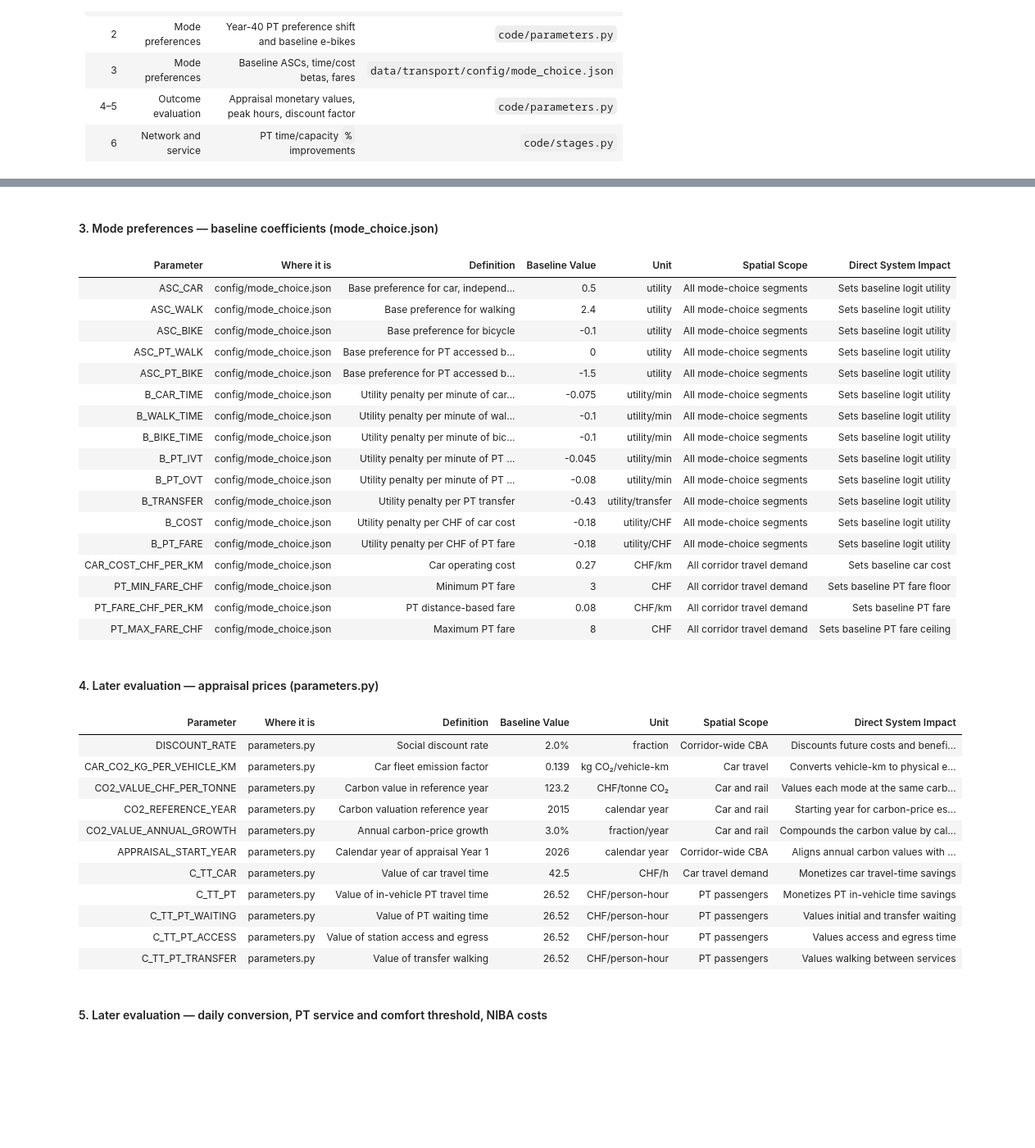
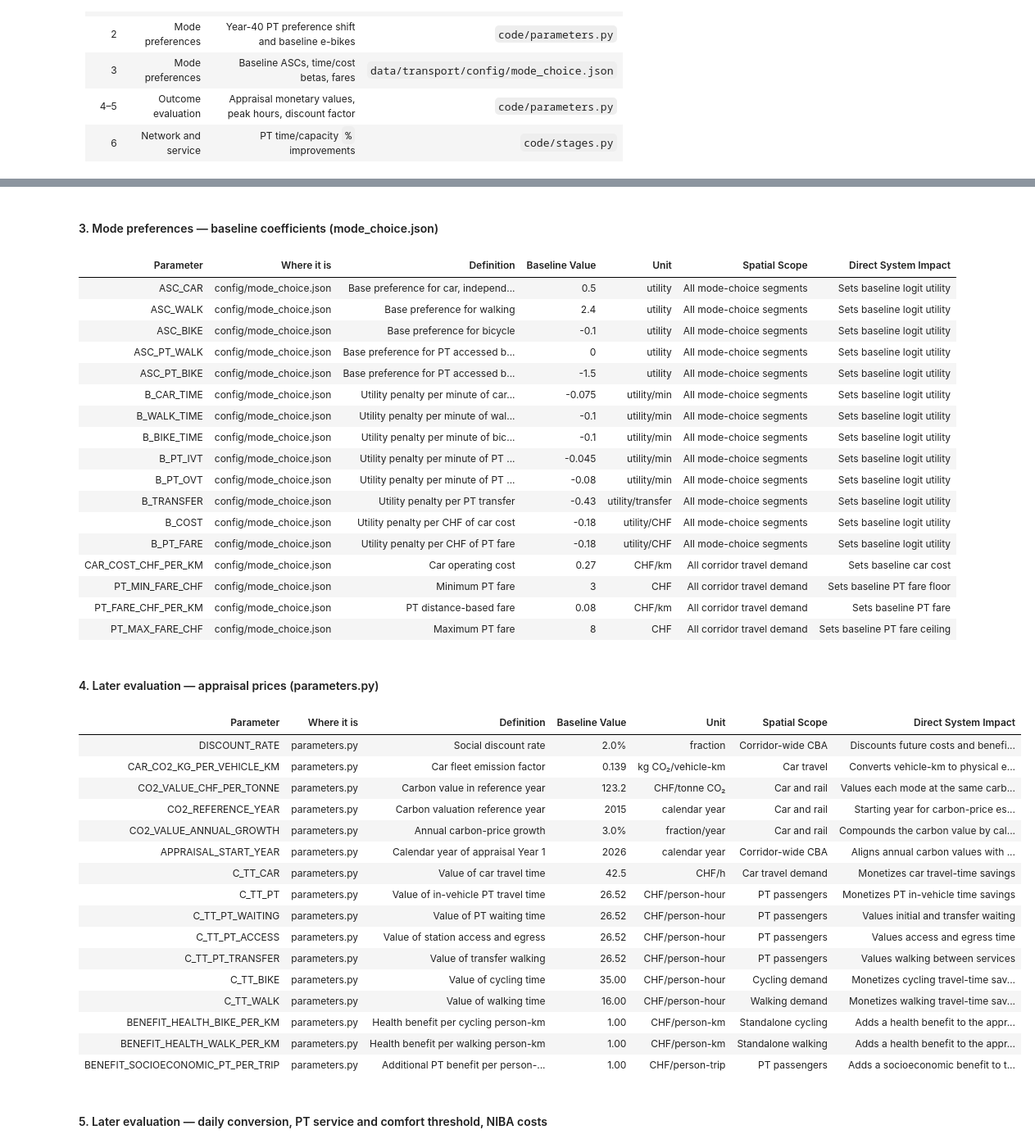
Before and after one commit to saadey-ip/IP-HS26-Veloschnellroute, a Jupyter notebook: notebooks/02_system_modeling.ipynb, the cells around one changed output, grey strips where cells are left out. Shown at 82% size. Saved outputs shown, nothing was run; the diff lists cells and outputs as text; code cells hidden in the pictures; blank space fills up the shorter version.

Commit message:
Updated Ex 3 and Ex4, parameters still have to be discussed and changed

```diff
--- a/notebooks/02_system_modeling.ipynb
+++ b/notebooks/02_system_modeling.ipynb
@@ -1947,6 +1970,8 @@ behavior_rows = [
     ("PT_ASC_SHIFT_Y40", _src("parameters.py", "PT_ASC_SHIFT_Y40"), "Common additive shift to both PT ASCs by Year 40", f"{p.PT_ASC_SHIFT_Y40:g}", "utility", "All PT alternatives", "Year-40 PT preference"),
     ("EBIKE_SHARE", _src("parameters.py", "EBIKE_SHARE"), "Share of bicycles that are e-bikes", f"{p.EBIKE_SHARE:.0%}", "fraction", "All corridor travel demand", "Raises effective average bicycle speed"),
     ("EBIKE_SPEED_MULTIPLIER", _src("parameters.py", "EBIKE_SPEED_MULTIPLIER"), "Speed advantage of e-bikes over conventional bicycles", f"{stage0['EBIKE_SPEED_MULTIPLIER']:.1f}x", "multiplier", "All corridor travel demand", "Raises effective average bicycle speed"),
+    ("BIKE_ASC_SHIFT_Y40", _src("parameters.py", "BIKE_ASC_SHIFT_Y40"), "Additive shift to the cycling ASC by Year 40", f"{p.BIKE_ASC_SHIFT_Y40:g}", "utility", "Standalone cycling", "Year-40 cycling preference"),
+    ("EBIKE_SHARE_Y40", _src("parameters.py", "EBIKE_SHARE_Y40"), "E-bike share by Year 40", f"{p.EBIKE_SHARE_Y40:.0%}", "fraction", "All corridor travel demand", "Raises effective average bicycle speed over time"),
 ]
 behavior_df = _show("2_1_mode_preferences", "2. Mode preferences — Year-40 PT shift and Stage 0 e-bikes", behavior_rows)
 
@@ -1988,6 +2013,11 @@ econ_rows = [
     ("C_TT_PT_WAITING", _src("parameters.py", "C_TT_PT_WAITING"), "Value of PT waiting time", f"{p.C_TT_PT_WAITING:.2f}", "CHF/person-hour", "PT passengers", "Values initial and transfer waiting"),
     ("C_TT_PT_ACCESS", _src("parameters.py", "C_TT_PT_ACCESS"), "Value of station access and egress", f"{p.C_TT_PT_ACCESS:.2f}", "CHF/person-hour", "PT passengers", "Values access and egress time"),
     ("C_TT_PT_TRANSFER", _src("parameters.py", "C_TT_PT_TRANSFER"), "Value of transfer walking", f"{p.C_TT_PT_TRANSFER:.2f}", "CHF/person-hour", "PT passengers", "Values walking between services"),
+        ("C_TT_BIKE", _src("parameters.py", "C_TT_BIKE"), "Value of cycling time", f"{p.C_TT_BIKE:.2f}", "CHF/person-hour", "Cycling demand", "Monetizes cycling travel-time savings"),
+    ("C_TT_WALK", _src("parameters.py", "C_TT_WALK"), "Value of walking time", f"{p.C_TT_WALK:.2f}", "CHF/person-hour", "Walking demand", "Monetizes walking travel-time savings"),
+    ("BENEFIT_HEALTH_BIKE_PER_KM", _src("parameters.py", "BENEFIT_HEALTH_BIKE_PER_KM"), "Health benefit per cycling person-km", f"{p.BENEFIT_HEALTH_BIKE_PER_KM:.2f}", "CHF/person-km", "Standalone cycling", "Adds a health benefit to the appraisal"),
+    ("BENEFIT_HEALTH_WALK_PER_KM", _src("parameters.py", "BENEFIT_HEALTH_WALK_PER_KM"), "Health benefit per walking person-km", f"{p.BENEFIT_HEALTH_WALK_PER_KM:.2f}", "CHF/person-km", "Standalone walking", "Adds a health benefit to the appraisal"),
+    ("BENEFIT_SOCIOECONOMIC_PT_PER_TRIP", _src("parameters.py", "BENEFIT_SOCIOECONOMIC_PT_PER_TRIP"), "Additional PT benefit per person-trip", f"{p.BENEFIT_SOCIOECONOMIC_PT_PER_TRIP:.2f}", "CHF/person-trip", "PT passengers", "Adds a socioeconomic benefit to the appraisal"),
 ]
 econ_df = _show("2_1_appraisal_prices", "4. Later evaluation — appraisal prices (parameters.py)", econ_rows)
 # 5. Fixed physical and engineering assumptions.
@@ -2003,6 +2033,8 @@ fixed_rows = [
     ("C_NOISE_CAR", _src("parameters.py", "C_NOISE_CAR"), "Noise external cost, car", f"{p.C_NOISE_CAR:.3f}", "CHF/veh-km", "Road network", "NIBA external cost of car travel"),
     ("C_AIR_CAR", _src("parameters.py", "C_AIR_CAR"), "Air-pollution external cost, car", f"{p.C_AIR_CAR:.3f}", "CHF/veh-km", "Road network", "NIBA external cost of car travel"),
     ("C_ACCIDENT_CAR", _src("parameters.py", "C_ACCIDENT_CAR"), "Accident external cost, car", f"{p.C_ACCIDENT_CAR:.3f}", "CHF/veh-km", "Road network", "NIBA external cost of car travel"),
+    ("BIKE_PEAK_SHARE", _src("parameters.py", "BIKE_PEAK_SHARE"), "Cycling peak-hour share of daily trips", f"{p.BIKE_PEAK_SHARE:.0%}", "fraction", "Cycling demand", "Converts cycling peak trips to daily trips"),
+    ("WALK_PEAK_SHARE", _src("parameters.py", "WALK_PEAK_SHARE"), "Walking peak-hour share of daily trips", f"{p.WALK_PEAK_SHARE:.0%}", "fraction", "Walking demand", "Converts walking peak trips to daily trips"),
 ]
 fixed_df = _show("2_1_physical_assumptions", "5. Later evaluation — daily conversion, PT service and comfort threshold, NIBA costs", fixed_rows)
 
@@ -2042,33 +2076,38 @@ print("* Table 6 is the Stage 0 baseline (0%). Part 3 sets the Stage 1–2 value
 | ASC_CAR | config/mode_choice.json | Base preference for car, independ... | 0.5 | utility | All mode-choice segments | Sets baseline logit utility |
 | ASC_WALK | config/mode_choice.json | Base preference for walking | 2.4 | utility | All mode-choice segments | Sets baseline logit utility |
 | ASC_BIKE | config/mode_choice.json | Base preference for bicycle | -0.1 | utility | All mode-choice segments | Sets baseline logit utility |
 | ASC_PT_WALK | config/mode_choice.json | Base preference for PT accessed b... | 0 | utility | All mode-choice segments | Sets baseline logit utility |
 | ASC_PT_BIKE | config/mode_choice.json | Base preference for PT accessed b... | -1.5 | utility | All mode-choice segments | Sets baseline logit utility |
 | B_CAR_TIME | config/mode_choice.json | Utility penalty per minute of car... | -0.075 | utility/min | All mode-choice segments | Sets baseline logit utility |
 | B_WALK_TIME | config/mode_choice.json | Utility penalty per minute of wal... | -0.1 | utility/min | All mode-choice segments | Sets baseline logit utility |
 | B_BIKE_TIME | config/mode_choice.json | Utility penalty per minute of bic... | -0.1 | utility/min | All mode-choice segments | Sets baseline logit utility |
 | B_PT_IVT | config/mode_choice.json | Utility penalty per minute of PT ... | -0.045 | utility/min | All mode-choice segments | Sets baseline logit utility |
 | B_PT_OVT | config/mode_choice.json | Utility penalty per minute of PT ... | -0.08 | utility/min | All mode-choice segments | Sets baseline logit utility |
 | B_TRANSFER | config/mode_choice.json | Utility penalty per PT transfer | -0.43 | utility/transfer | All mode-choice segments | Sets baseline logit utility |
 | B_COST | config/mode_choice.json | Utility penalty per CHF of car cost | -0.18 | utility/CHF | All mode-choice segments | Sets baseline logit utility |
 | B_PT_FARE | config/mode_choice.json | Utility penalty per CHF of PT fare | -0.18 | utility/CHF | All mode-choice segments | Sets baseline logit utility |
 | CAR_COST_CHF_PER_KM | config/mode_choice.json | Car operating cost | 0.27 | CHF/km | All corridor travel demand | Sets baseline car cost |
 | PT_MIN_FARE_CHF | config/mode_choice.json | Minimum PT fare | 3 | CHF | All corridor travel demand | Sets baseline PT fare floor |
 | PT_FARE_CHF_PER_KM | config/mode_choice.json | PT distance-based fare | 0.08 | CHF/km | All corridor travel demand | Sets baseline PT fare |
 | PT_MAX_FARE_CHF | config/mode_choice.json | Maximum PT fare | 8 | CHF | All corridor travel demand | Sets baseline PT fare ceiling |
 4. Later evaluation — appraisal prices (parameters.py)
 | Parameter | Where it is | Definition | Baseline Value | Unit | Spatial Scope | Direct System Impact |
 | DISCOUNT_RATE | parameters.py | Social discount rate | 2.0% | fraction | Corridor-wide CBA | Discounts future costs and benefi... |
 | CAR_CO2_KG_PER_VEHICLE_KM | parameters.py | Car fleet emission factor | 0.139 | kg CO₂/vehicle-km | Car travel | Converts vehicle-km to physical e... |
 | CO2_VALUE_CHF_PER_TONNE | parameters.py | Carbon value in reference year | 123.2 | CHF/tonne CO₂ | Car and rail | Values each mode at the same carb... |
 | CO2_REFERENCE_YEAR | parameters.py | Carbon valuation reference year | 2015 | calendar year | Car and rail | Starting year for carbon-price es... |
 | CO2_VALUE_ANNUAL_GROWTH | parameters.py | Annual carbon-price growth | 3.0% | fraction/year | Car and rail | Compounds the carbon value by cal... |
 | APPRAISAL_START_YEAR | parameters.py | Calendar year of appraisal Year 1 | 2026 | calendar year | Corridor-wide CBA | Aligns annual carbon values with ... |
 | C_TT_CAR | parameters.py | Value of car travel time | 42.5 | CHF/h | Car travel demand | Monetizes car travel-time savings |
 | C_TT_PT | parameters.py | Value of in-vehicle PT travel time | 26.52 | CHF/person-hour | PT passengers | Monetizes PT in-vehicle time savings |
 | C_TT_PT_WAITING | parameters.py | Value of PT waiting time | 26.52 | CHF/person-hour | PT passengers | Values initial and transfer waiting |
 | C_TT_PT_ACCESS | parameters.py | Value of station access and egress | 26.52 | CHF/person-hour | PT passengers | Values access and egress time |
 | C_TT_PT_TRANSFER | parameters.py | Value of transfer walking | 26.52 | CHF/person-hour | PT passengers | Values walking between services |
+| C_TT_BIKE | parameters.py | Value of cycling time | 35.00 | CHF/person-hour | Cycling demand | Monetizes cycling travel-time sav... |
+| C_TT_WALK | parameters.py | Value of walking time | 16.00 | CHF/person-hour | Walking demand | Monetizes walking travel-time sav... |
+| BENEFIT_HEALTH_BIKE_PER_KM | parameters.py | Health benefit per cycling person-km | 1.00 | CHF/person-km | Standalone cycling | Adds a health benefit to the appr... |
+| BENEFIT_HEALTH_WALK_PER_KM | parameters.py | Health benefit per walking person-km | 1.00 | CHF/person-km | Standalone walking | Adds a health benefit to the appr... |
+| BENEFIT_SOCIOECONOMIC_PT_PER_TRIP | parameters.py | Additional PT benefit per person-... | 1.00 | CHF/person-trip | PT passengers | Adds a socioeconomic benefit to t... |
 5. Later evaluation — daily conversion, PT service and comfort threshold, NIBA costs
 | Parameter | Where it is | Definition | Baseline Value | Unit | Spatial Scope | Direct System Impact |
 | RAIL_ENERGY_WH_PER_GROSS_TONNE_KM | parameters.py | Rail traction energy intensity | 30 | Wh/gross tonne-km | Train services | Converts supplied train movement ... |
```
Also changed, not shown: parts of 18 cells of this notebook, 4 other files.
